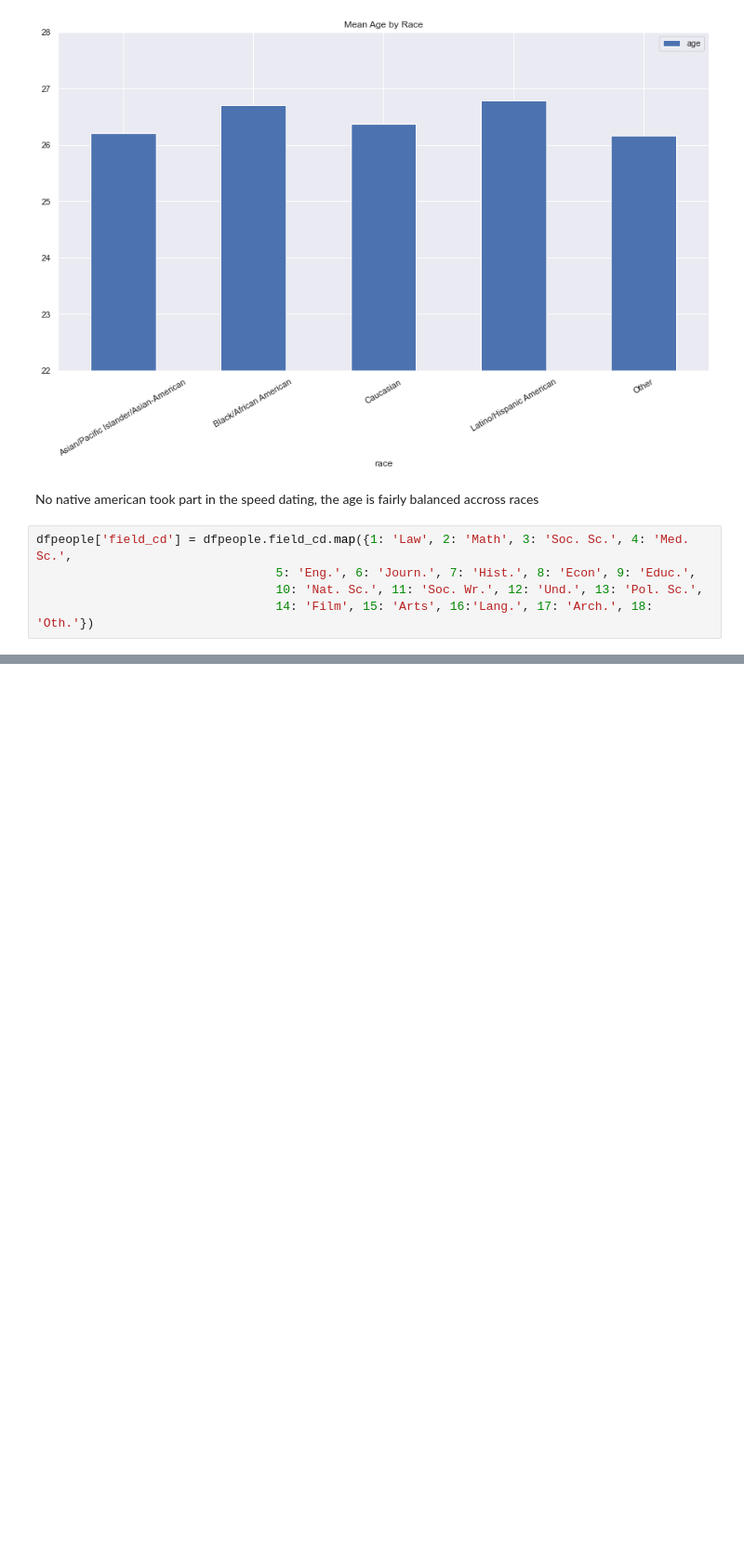
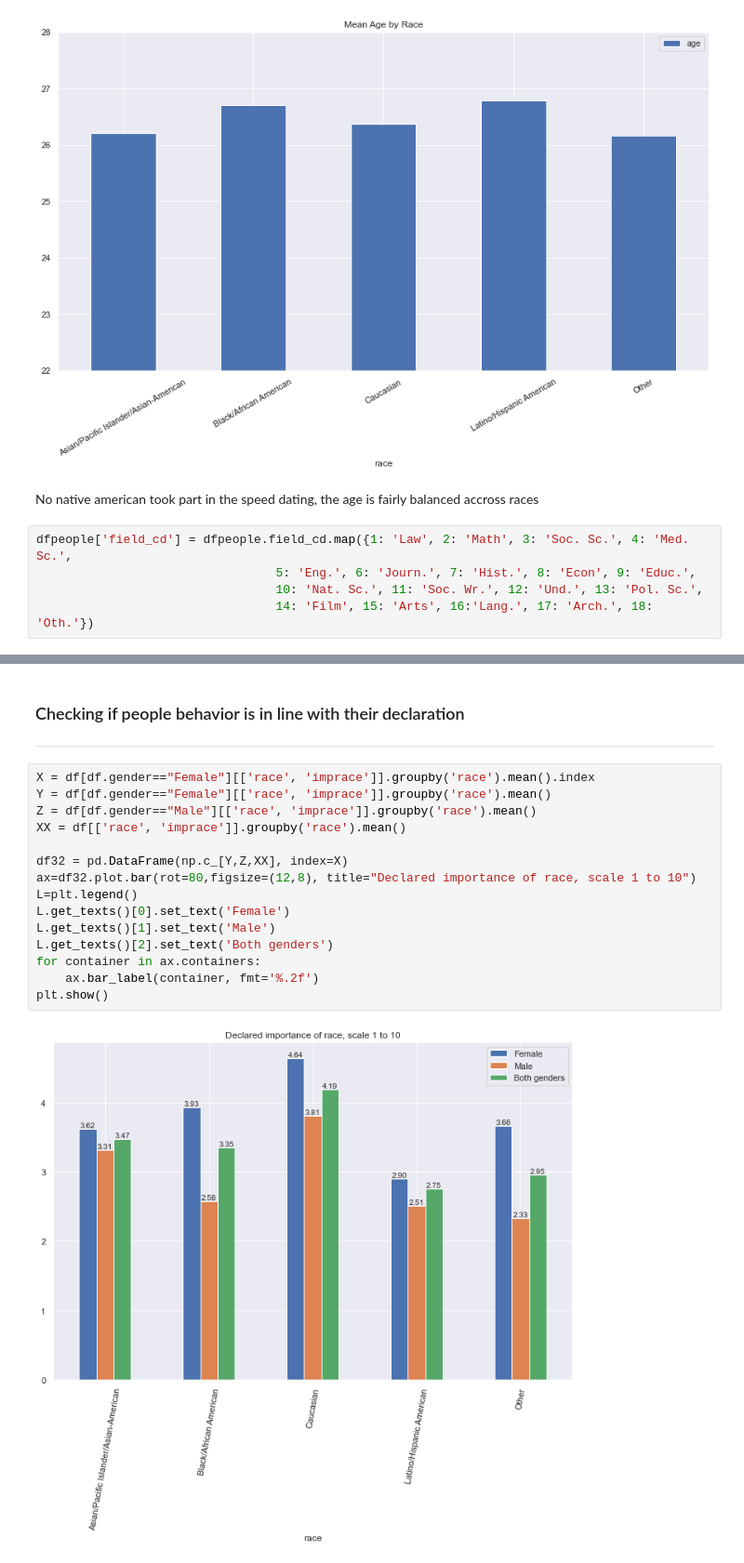
Before and after one commit to NicolasTFR/speeddating, a Jupyter notebook: speeddating.ipynb, the cells around one changed output, grey strips where cells are left out. Shown: that part at 93% size. Drawn from its saved outputs; the diff is of its cells as text; blank space fills up the shorter version.

```diff
--- a/speeddating.ipynb
+++ b/speeddating.ipynb
@@ -260,0 +265,21 @@ We see that a lot of people study economics and natural sciences
+# %% [markdown]
+### Checking if people behavior is in line with their declaration
+
+---
+# %%
+X = df[df.gender=="Female"][['race', 'imprace']].groupby('race').mean().index
+Y = df[df.gender=="Female"][['race', 'imprace']].groupby('race').mean()
+Z = df[df.gender=="Male"][['race', 'imprace']].groupby('race').mean()
+XX = df[['race', 'imprace']].groupby('race').mean()
+
+df32 = pd.DataFrame(np.c_[Y,Z,XX], index=X)
+ax=df32.plot.bar(rot=80,figsize=(12,8), title="Declared importance of race, scale 1 to 10")
+L=plt.legend()
+L.get_texts()[0].set_text('Female')
+L.get_texts()[1].set_text('Male')
+L.get_texts()[2].set_text('Both genders')
+for container in ax.containers:
+    ax.bar_label(container, fmt='%.2f')
+plt.show()
+# %% [output]
+[figure, added]
```
Also changed, not shown: parts of 9 cells of this notebook.
